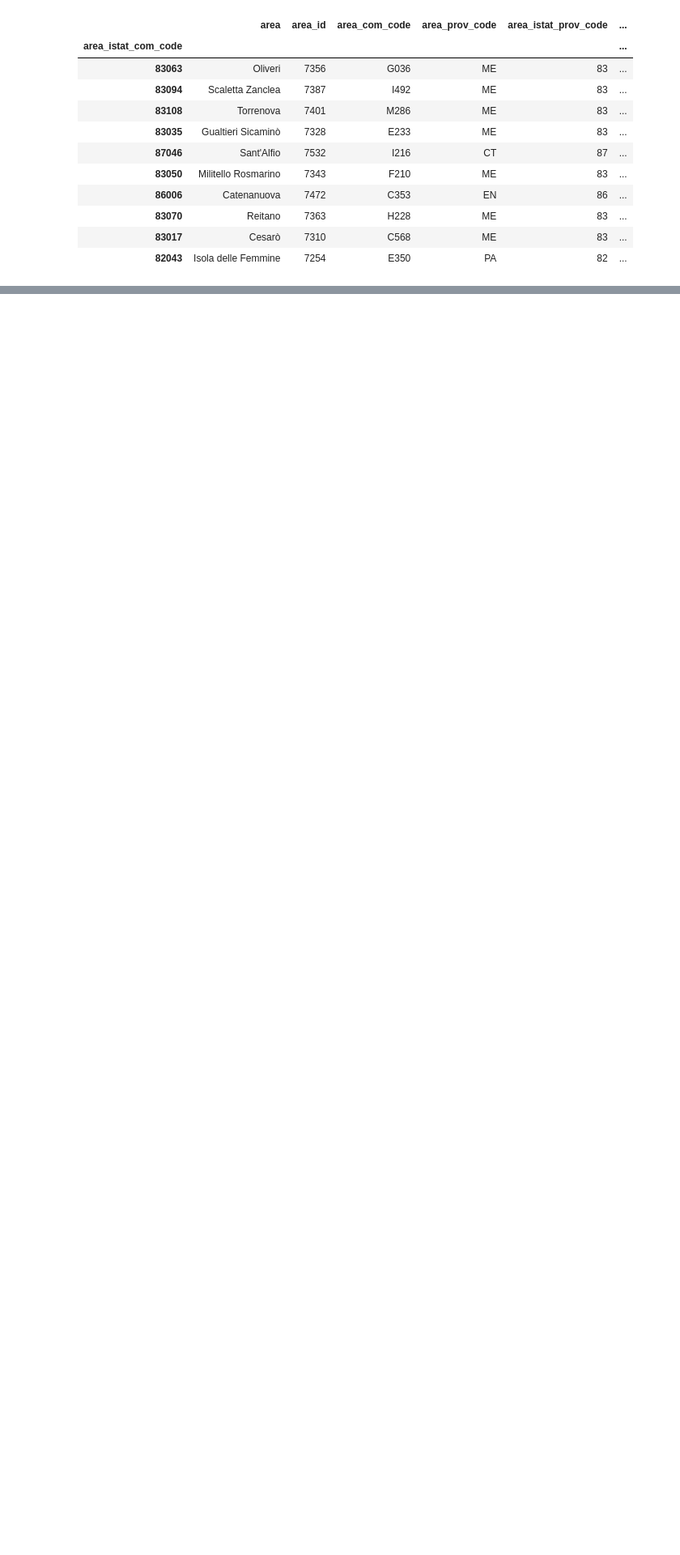
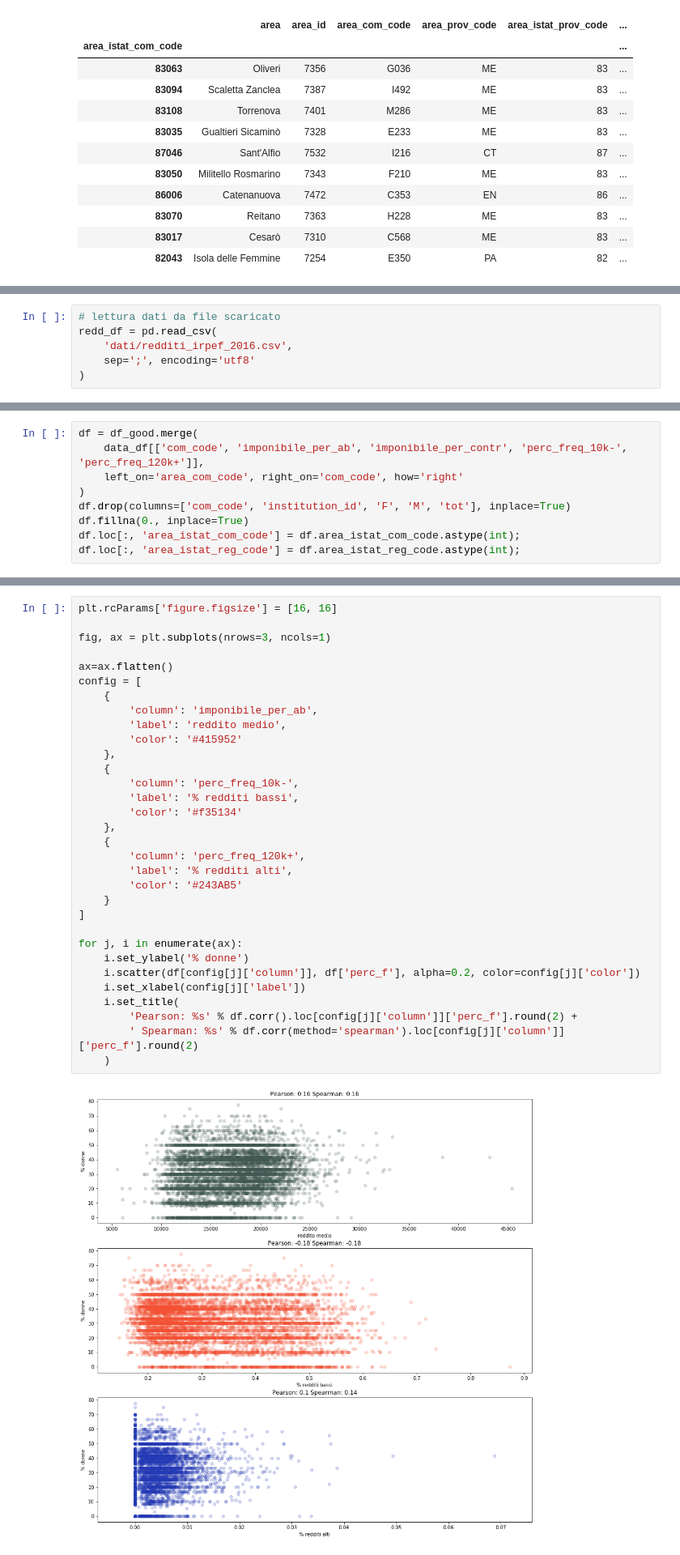
Before and after one commit to guglielmo/datalab, a Jupyter notebook: opdm/Il genere degli eletti.ipynb, the cells around one changed output, grey strips where cells are left out. Shown at 81% size. Saved outputs shown, nothing was run; the diff lists cells and outputs as text; blank space fills up the shorter version.

```diff
--- a/opdm/Il genere degli eletti.ipynb
+++ b/opdm/Il genere degli eletti.ipynb
@@ -317,0 +350,6 @@ data_df.sort_values('perc_f', ascending=False).head(10)
+# %%
+# lettura dati da file scaricato
+redd_df = pd.read_csv(
+    'dati/redditi_irpef_2016.csv',
+    sep=';', encoding='utf8'
+)
@@ -317,0 +406,9 @@ data_df.sort_values('perc_f', ascending=False).head(10)
+# %%
+df = df_good.merge(
+    data_df[['com_code', 'imponibile_per_ab', 'imponibile_per_contr', 'perc_freq_10k-', 'perc_freq_120k+']],
+    left_on='area_com_code', right_on='com_code', how='right'
+)
+df.drop(columns=['com_code', 'institution_id', 'F', 'M', 'tot'], inplace=True)
+df.fillna(0., inplace=True)
+df.loc[:, 'area_istat_com_code'] = df.area_istat_com_code.astype(int);
+df.loc[:, 'area_istat_reg_code'] = df.area_istat_reg_code.astype(int);
@@ -317,0 +426,34 @@ data_df.sort_values('perc_f', ascending=False).head(10)
+# %%
+plt.rcParams['figure.figsize'] = [16, 16]
+
+fig, ax = plt.subplots(nrows=3, ncols=1)
+
+ax=ax.flatten()
+config = [
+    {
+        'column': 'imponibile_per_ab',
+        'label': 'reddito medio',
+        'color': '#415952'
+    },
+    {
+        'column': 'perc_freq_10k-',
+        'label': '% redditi bassi',
+        'color': '#f35134'
+    },
+    {
+        'column': 'perc_freq_120k+',
+        'label': '% redditi alti',
+        'color': '#243AB5'
+    }
+]
+
+for j, i in enumerate(ax):
+    i.set_ylabel('% donne')
+    i.scatter(df[config[j]['column']], df['perc_f'], alpha=0.2, color=config[j]['color'])
+    i.set_xlabel(config[j]['label'])
+    i.set_title(
+        'Pearson: %s' % df.corr().loc[config[j]['column']]['perc_f'].round(2) +
+        ' Spearman: %s' % df.corr(method='spearman').loc[config[j]['column']]['perc_f'].round(2)
+    )
+# %% [output]
+[figure, added]
```
Also changed, not shown: parts of 10 cells of this notebook, 1 other file.
